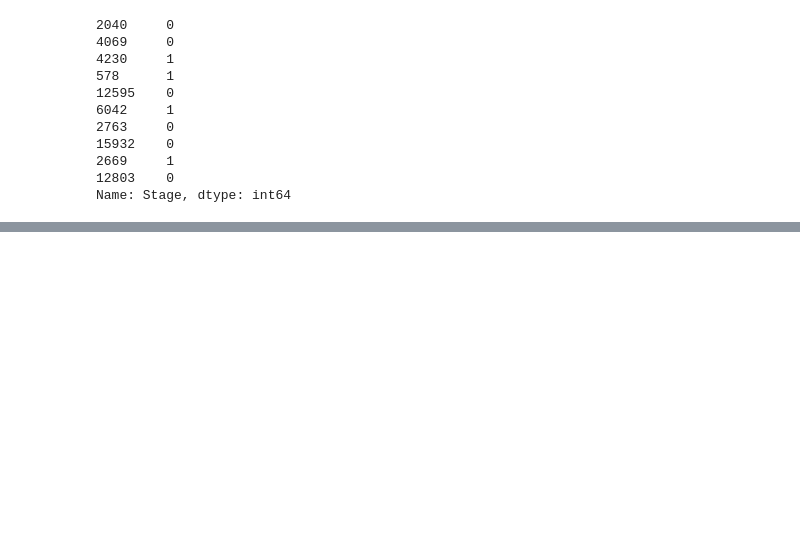
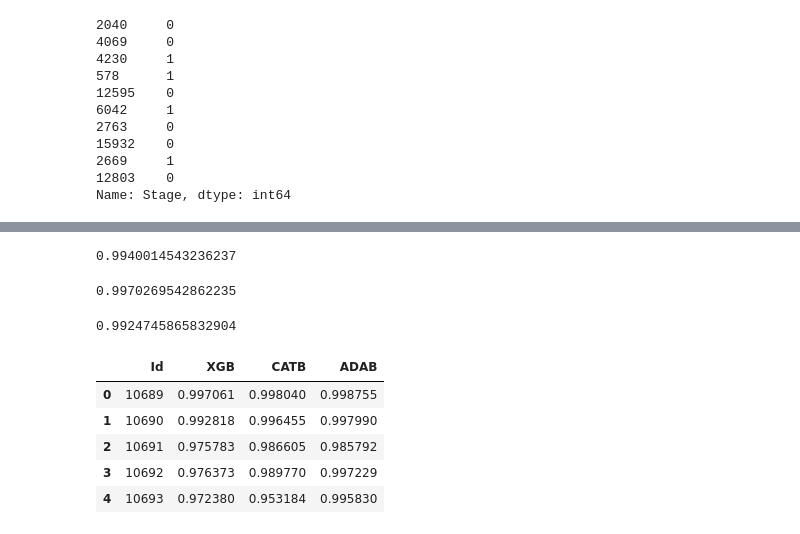
Before and after one commit to eugenusb/Alix2020, a Jupyter notebook: catboostfab7.ipynb, the cells around one changed output, grey strips where cells are left out. Cells and saved outputs as stored; diff of their text form; code cells hidden in the pictures; blank space fills up the shorter version.

```diff
--- a/catboostfab7.ipynb
+++ b/catboostfab7.ipynb
@@ -225,0 +226,29 @@ prev["Prediction"].corr(answer["Prediction"])
+# %%
+xgb = pd.read_csv("fabri/xgb.csv", names=["Id", "XGB"]).drop("Id", axis=1)
+# %%
+catb = pd.read_csv("fabri/catb2.csv", names=["Id", "CATB"]).drop("Id", axis=1)
+# %%
+adab = pd.read_csv("fabri/adab2.csv", names=["Id", "ADAB"]).drop("Id", axis=1)
+# %%
+full = lgbm.join(xgb).join(catb).join(adab).drop('LGBM', axis=1)
+# %%
+full.XGB.corr(full.CATB)
+# %% [output]
+0.9940014543236237
+# %%
+full.XGB.corr(full.ADAB)
+# %% [output]
+0.9970269542862235
+# %%
+full.ADAB.corr(full.CATB)
+# %% [output]
+0.9924745865832904
+# %%
+full.head()
+# %% [output]
+|  | Id | XGB | CATB | ADAB |
+| 0 | 10689 | 0.997061 | 0.998040 | 0.998755 |
+| 1 | 10690 | 0.992818 | 0.996455 | 0.997990 |
+| 2 | 10691 | 0.975783 | 0.986605 | 0.985792 |
+| 3 | 10692 | 0.976373 | 0.989770 | 0.997229 |
+| 4 | 10693 | 0.972380 | 0.953184 | 0.995830 |
```
Also changed, not shown: parts of 31 cells of this notebook, 26 other files.
